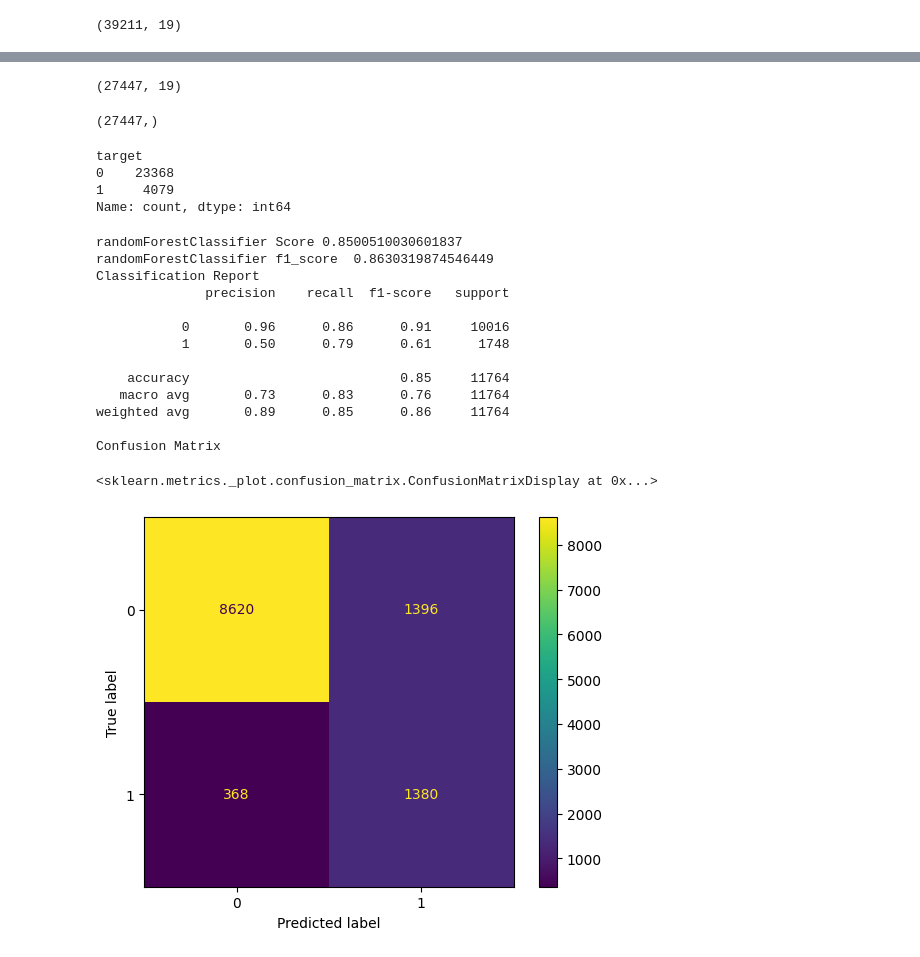
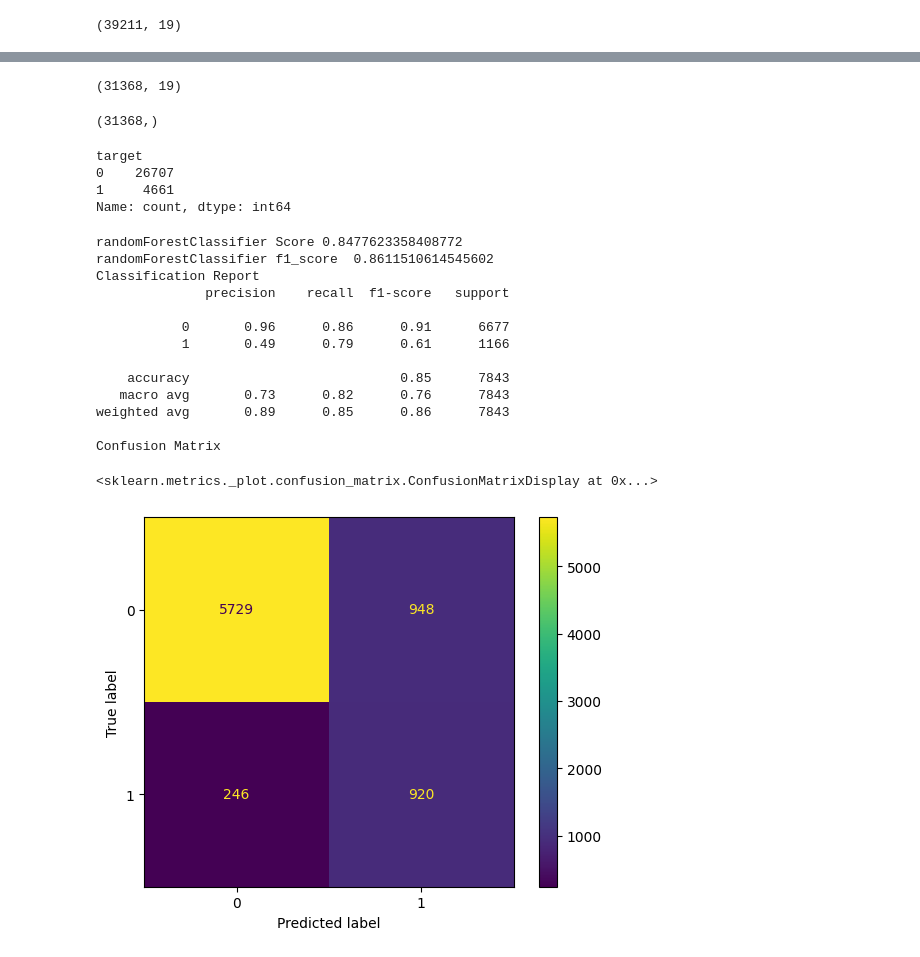
Before and after one commit to linisha04/Predict-the-Success-of-Bank-telemarketing, a Jupyter notebook: liniiiii.ipynb, the cells around one changed output, grey strips where cells are left out. Saved outputs shown, nothing was run; the diff lists cells and outputs as text; code cells hidden in the pictures.

```diff
--- a/liniiiii.ipynb
+++ b/liniiiii.ipynb
@@ -930,7 +930,7 @@ from sklearn.pipeline import Pipeline
 from sklearn.metrics import f1_score
 
 
-xtrain , xtest , ytrain , ytest = train_test_split(train , y ,test_size=0.3, random_state=1 , shuffle=True , stratify=y)
+xtrain , xtest , ytrain , ytest = train_test_split(train , y ,test_size=0.2, random_state=1 , shuffle=True , stratify=y)
 
 # xval , xtest , yval , ytest = train_test_split(xtemp , ytemp ,test_size=0.5, random_state=1 , shuffle=True , stratify=ytemp)
 
@@ -970,58 +970,57 @@ from sklearn.decomposition import PCA
 # %%
 xtrain.shape
 # %% [output]
-(27447, 19)
+(31368, 19)
 # %%
 ytrain.shape
 # %% [output]
-(27447,)
+(31368,)
 # %%
 from sklearn.metrics import classification_report , confusion_matrix , ConfusionMatrixDisplay
 # %%
 ytrain.value_counts()
 # %% [output]
 target
-0    23368
-1     4079
+0    26707
+1     4661
 Name: count, dtype: int64
 # %%
 from sklearn.ensemble import RandomForestClassifier
 from imblearn.pipeline import Pipeline
 
-# randomForestClassifier=Pipeline([('col_transformer',col_transformer),('randomForest',RandomForestClassifier(random_state=1))])
-rf=RandomForestClassifier(random_state=1 , n_estimators=100, max_depth=10,class_weight='balanced' , min_samples_split=3 , min_samples_leaf=3  , n_jobs=-1)
+rf=RandomForestClassifier(random_state=1 , n_estimators=200, max_depth=10,class_weight='balanced' , min_samples_split=3 , min_samples_leaf=3  , n_jobs=-1)
 randomForestClassifier=Pipeline([('col_transformer',col_transformer),('pca' ,PCA())
                                  ,('randomForest',rf)])
 
 randomForestClassifier.fit(xtrain, ytrain)
 
 ypredicted_rf=randomForestClassifier.predict(xtest)
 
 print(   'randomForestClassifier Score'   ,  randomForestClassifier.score(xtest,ytest)  )
 
 
 print(   'randomForestClassifier f1_score '  ,     f1_score(ytest, ypredicted_rf  , average='weighted')    )
 
 print('Classification Report')
 
 print(classification_report(ytest ,ypredicted_rf))
 
 print('Confusion Matrix')
 
 ConfusionMatrixDisplay.from_estimator(randomForestClassifier,xtest,ytest)
 # %% [output]
-randomForestClassifier Score 0.8500510030601837
-randomForestClassifier f1_score  0.8630319874546449
+randomForestClassifier Score 0.8477623358408772
+randomForestClassifier f1_score  0.8611510614545602
 Classification Report
               precision    recall  f1-score   support
 
-           0       0.96      0.86      0.91     10016
-           1       0.50      0.79      0.61      1748
+           0       0.96      0.86      0.91      6677
+           1       0.49      0.79      0.61      1166
 
-    accuracy                           0.85     11764
-   macro avg       0.73      0.83      0.76     11764
-weighted avg       0.89      0.85      0.86     11764
+    accuracy                           0.85      7843
+   macro avg       0.73      0.82      0.76      7843
+weighted avg       0.89      0.85      0.86      7843
 
 Confusion Matrix
 <sklearn.metrics._plot.confusion_matrix.ConfusionMatrixDisplay at 0x...>
-[figure, old version]
+[figure, new version]
```
Also changed, not shown: parts of 8 cells of this notebook.
